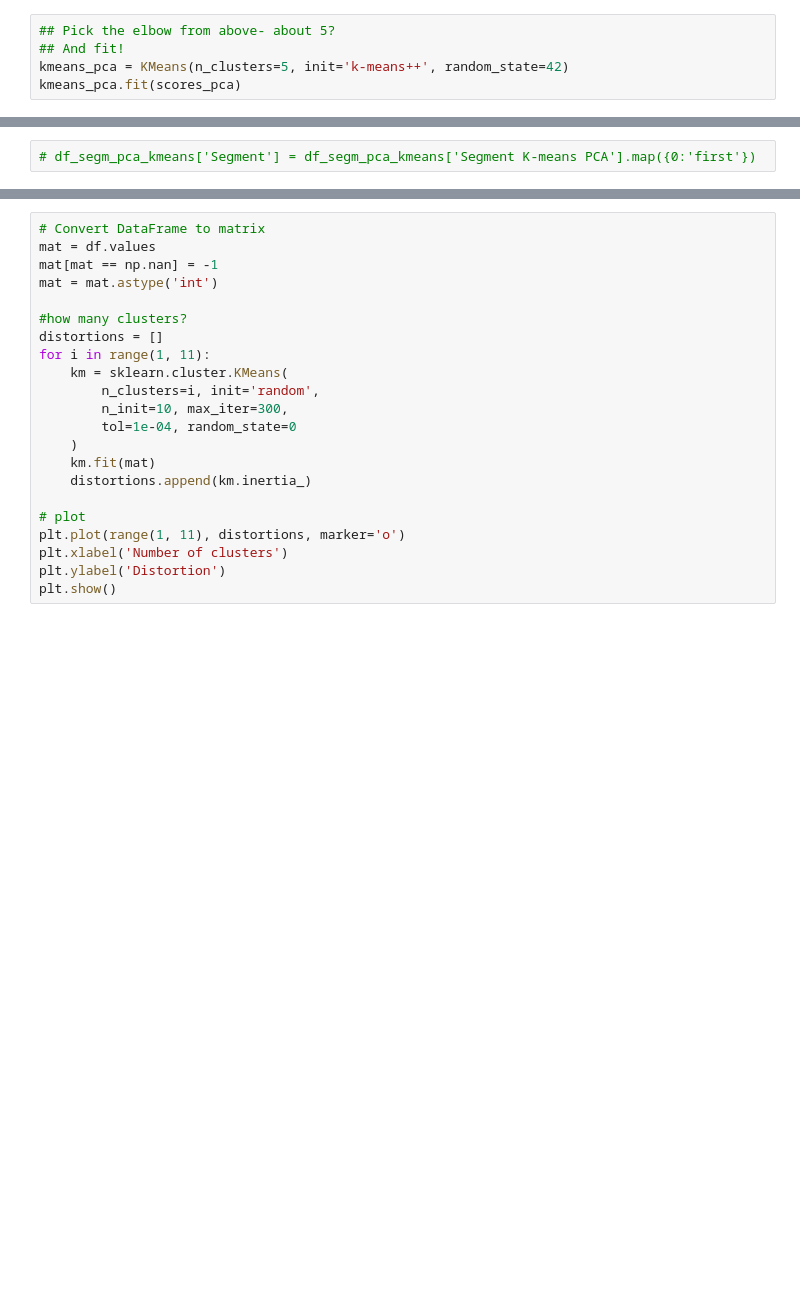
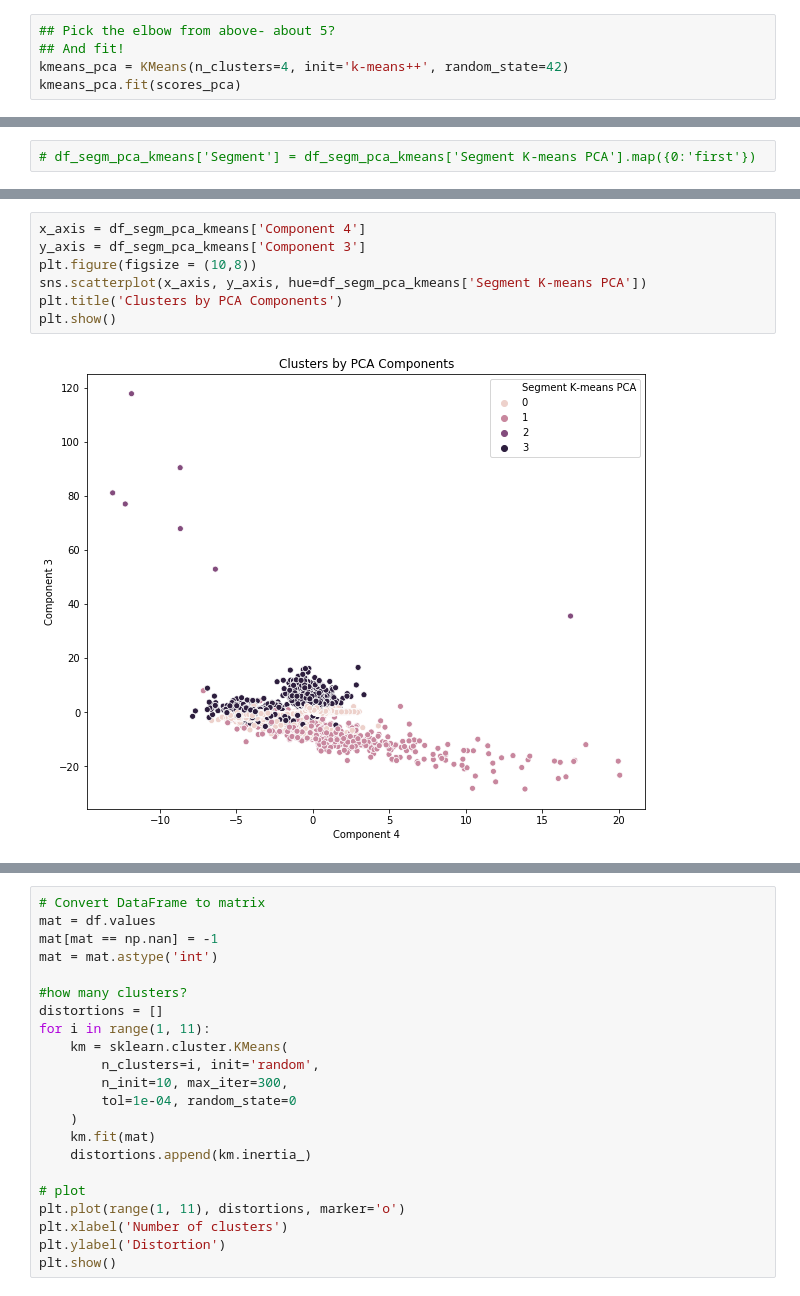
Before and after one commit to gabekudirka/suicide-data-exploration, a Jupyter notebook: clusteringOLD.ipynb, the cells around one changed output, grey strips where cells are left out. Cells and saved outputs as stored; diff of their text form; blank space fills up the shorter version.

```diff
--- a/clusteringOLD.ipynb
+++ b/clusteringOLD.ipynb
@@ -56,7 +56,7 @@ plt.show()
 # %%
 ## Pick the elbow from above- about 5?
 ## And fit!
-kmeans_pca = KMeans(n_clusters=5, init='k-means++', random_state=42)
+kmeans_pca = KMeans(n_clusters=4, init='k-means++', random_state=42)
 kmeans_pca.fit(scores_pca)
 # %% [output]
 KMeans(algorithm='auto', copy_x=True, init='k-means++', max_iter=300,
@@ -91,0 +92,9 @@ plt.show()
+# %%
+x_axis = df_segm_pca_kmeans['Component 4']
+y_axis = df_segm_pca_kmeans['Component 3']
+plt.figure(figsize = (10,8))
+sns.scatterplot(x_axis, y_axis, hue=df_segm_pca_kmeans['Segment K-means PCA'])
+plt.title('Clusters by PCA Components')
+plt.show()
+# %% [output]
+[figure, added]
```
Also changed, not shown: parts of 6 cells of this notebook, 9 other files.
